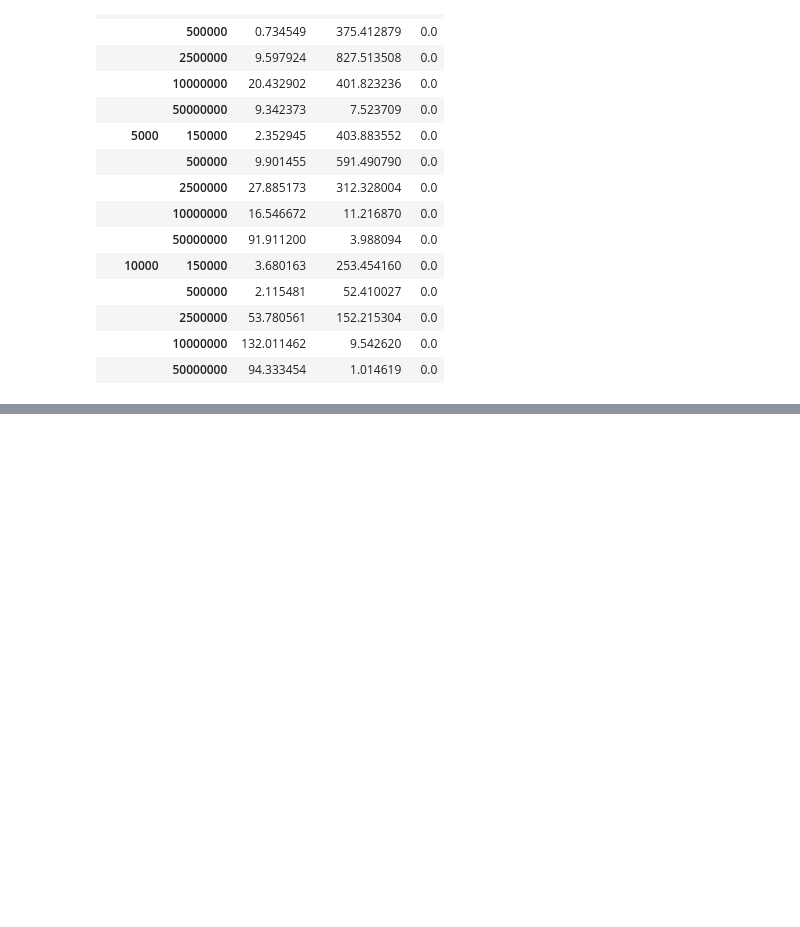
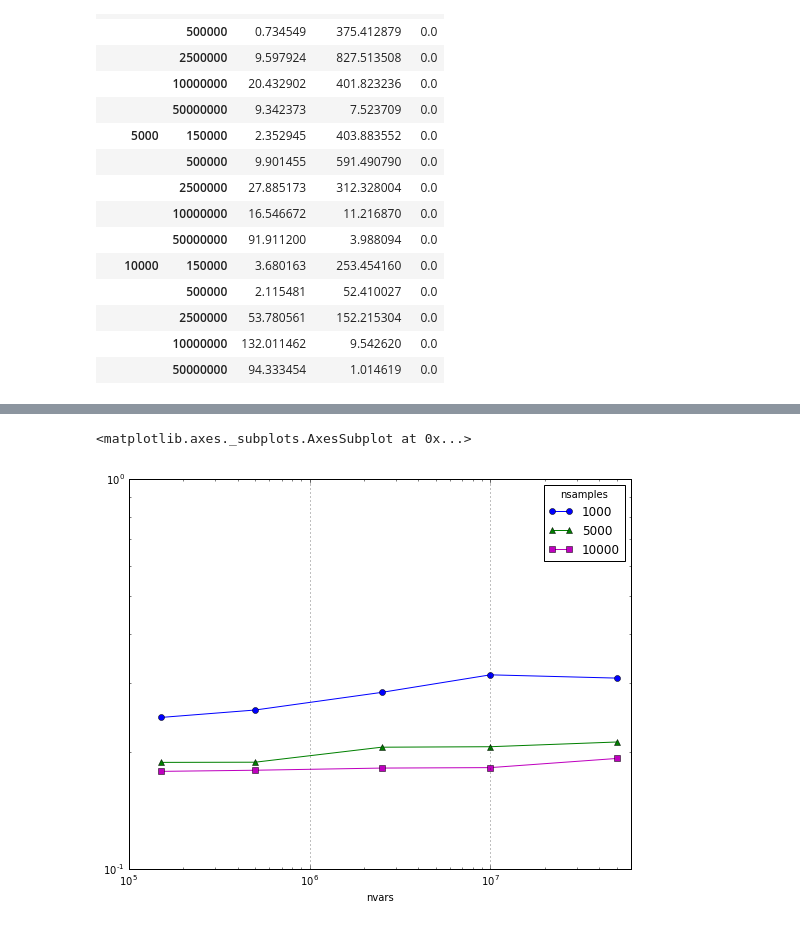
Before and after one commit to aehrc/VariantSpark, a Jupyter notebook: perf/plos16/sams_vars.ipynb, the cells around one changed output, grey strips where cells are left out. Drawn from its saved outputs; the diff is of its cells as text; code cells hidden in the pictures; blank space fills up the shorter version.

```diff
--- a/perf/plos16/sams_vars.ipynb
+++ b/perf/plos16/sams_vars.ipynb
@@ -95,0 +96,3 @@ trees_by_hour[[150000, 500000, 2500000, 10000000, 50000000]].plot(style=['bo-',
+# %%
+oob = oob_and_duration['oob']
+oob.round(3)
@@ -95,0 +105,5 @@ trees_by_hour[[150000, 500000, 2500000, 10000000, 50000000]].plot(style=['bo-',
+# %%
+oob.T.plot(style=['bo-', 'g^-', 'ms-'], logx=True, logy=True, grid=True, xlim = (100000, 60000000))
+# %% [output]
+<matplotlib.axes._subplots.AxesSubplot at 0x...>
+[figure, added]
```
Also changed, not shown: parts of 5 cells of this notebook, 4 other files.
